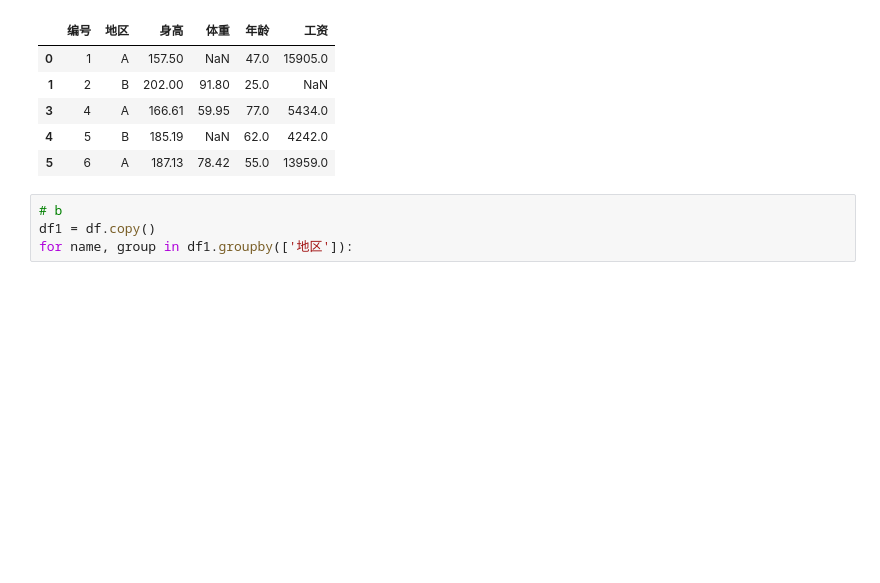
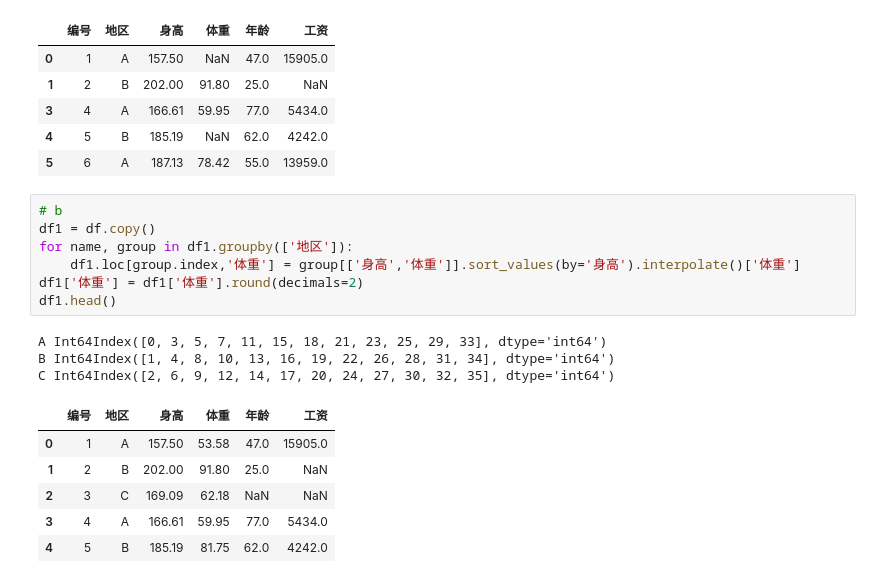
Before and after one commit to HazzaCheng/joyful-pandas, a Jupyter notebook: 第6章 缺失数据.ipynb, the cells around one changed output. Cells and saved outputs as stored; diff of their text form; blank space fills up the shorter version.

```diff
--- a/第6章 缺失数据.ipynb
+++ b/第6章 缺失数据.ipynb
@@ -959,4 +959,17 @@ dtype: float64
 # %%
 # b
 df1 = df.copy()
 for name, group in df1.groupby(['地区']):
+    df1.loc[group.index,'体重'] = group[['身高','体重']].sort_values(by='身高').interpolate()['体重']
+df1['体重'] = df1['体重'].round(decimals=2)
+df1.head()
+# %% [output]
+A Int64Index([0, 3, 5, 7, 11, 15, 18, 21, 23, 25, 29, 33], dtype='int64')
+B Int64Index([1, 4, 8, 10, 13, 16, 19, 22, 26, 28, 31, 34], dtype='int64')
+C Int64Index([2, 6, 9, 12, 14, 17, 20, 24, 27, 30, 32, 35], dtype='int64')
+|  | 编号 | 地区 | 身高 | 体重 | 年龄 | 工资 |
+| 0 | 1 | A | 157.50 | 53.58 | 47.0 | 15905.0 |
+| 1 | 2 | B | 202.00 | 91.80 | 25.0 | NaN |
+| 2 | 3 | C | 169.09 | 62.18 | NaN | NaN |
+| 3 | 4 | A | 166.61 | 59.95 | 77.0 | 5434.0 |
+| 4 | 5 | B | 185.19 | 81.75 | 62.0 | 4242.0 |
```
